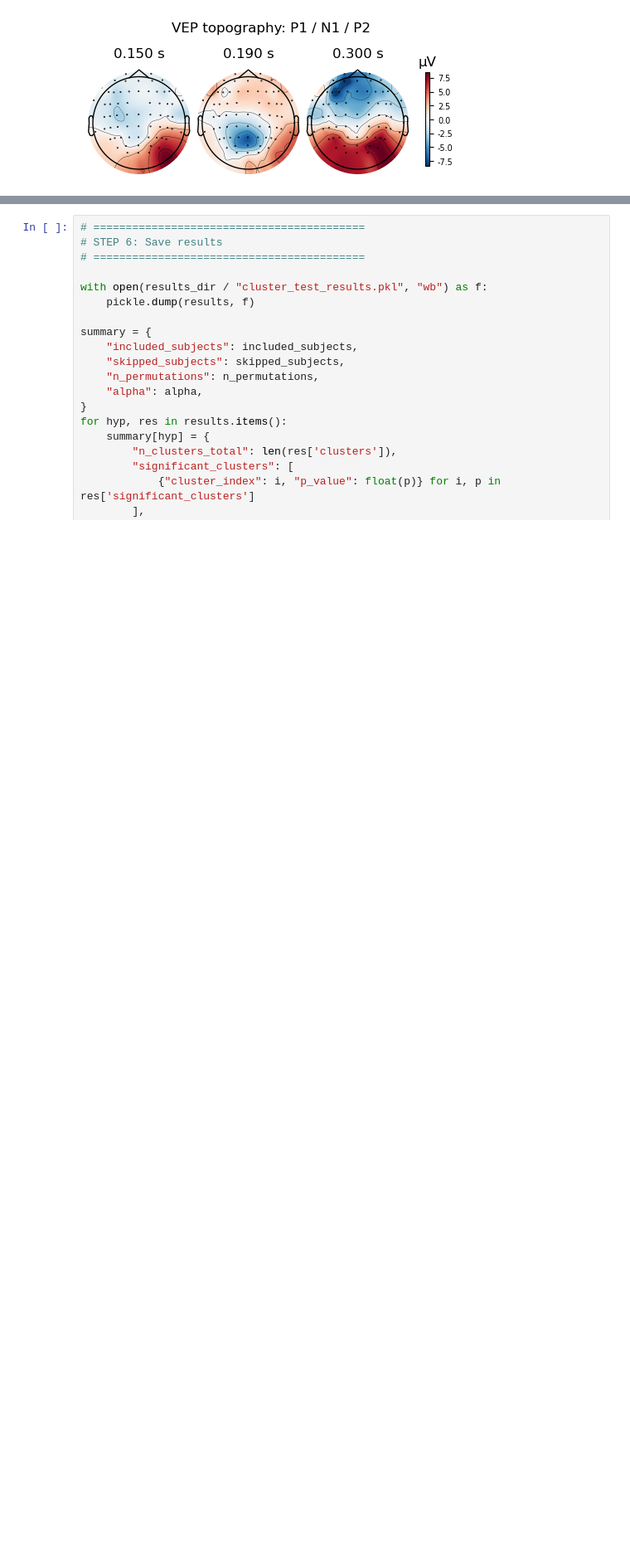
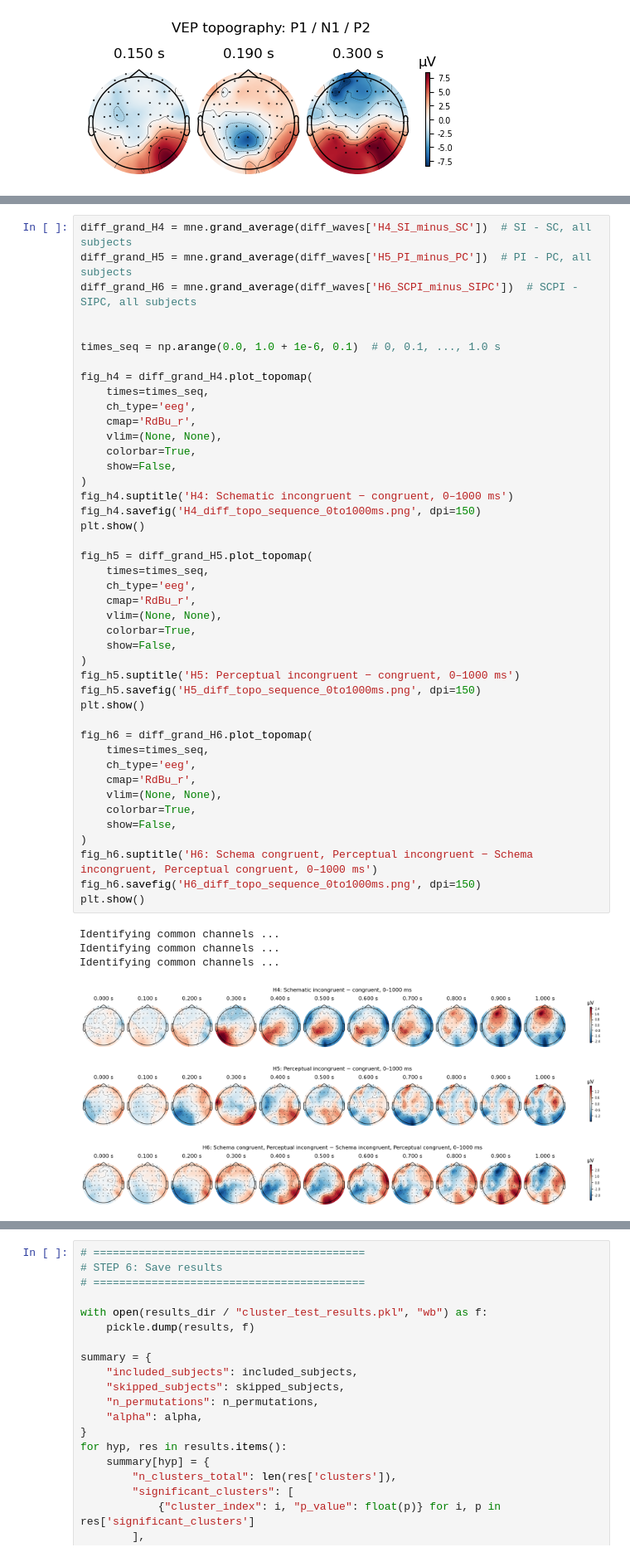
Before and after one commit to noah-mba/LOC_analysis, a Jupyter notebook: scripts/eeg/4_averaging.ipynb, the cells around one changed output, grey strips where cells are left out. Shown at 83% size. Cells and saved outputs as stored; diff of their text form; blank space fills up the shorter version.

```diff
--- a/scripts/eeg/4_averaging.ipynb
+++ b/scripts/eeg/4_averaging.ipynb
@@ -390 +492,51 @@ H6 (Direct contrast): 105 clusters found, 1 significant (p < 0.05)
+# %%
+diff_grand_H4 = mne.grand_average(diff_waves['H4_SI_minus_SC'])  # SI - SC, all subjects
+diff_grand_H5 = mne.grand_average(diff_waves['H5_PI_minus_PC'])  # PI - PC, all subjects
+diff_grand_H6 = mne.grand_average(diff_waves['H6_SCPI_minus_SIPC'])  # SCPI - SIPC, all subjects
+
+
+times_seq = np.arange(0.0, 1.0 + 1e-6, 0.1)  # 0, 0.1, ..., 1.0 s
+
+fig_h4 = diff_grand_H4.plot_topomap(
+    times=times_seq,
+    ch_type='eeg',
+    cmap='RdBu_r',
+    vlim=(None, None),
+    colorbar=True,
+    show=False,
+)
+fig_h4.suptitle('H4: Schematic incongruent − congruent, 0–1000 ms')
+fig_h4.savefig('H4_diff_topo_sequence_0to1000ms.png', dpi=150)
+plt.show()
+
+fig_h5 = diff_grand_H5.plot_topomap(
+    times=times_seq,
+    ch_type='eeg',
+    cmap='RdBu_r',
+    vlim=(None, None),
+    colorbar=True,
+    show=False,
+)
+fig_h5.suptitle('H5: Perceptual incongruent − congruent, 0–1000 ms')
+fig_h5.savefig('H5_diff_topo_sequence_0to1000ms.png', dpi=150)
+plt.show()
+
+fig_h6 = diff_grand_H6.plot_topomap(
+    times=times_seq,
+    ch_type='eeg',
+    cmap='RdBu_r',
+    vlim=(None, None),
+    colorbar=True,
+    show=False,
+)
+fig_h6.suptitle('H6: Schema congruent, Perceptual incongruent − Schema incongruent, Perceptual congruent, 0–1000 ms')
+fig_h6.savefig('H6_diff_topo_sequence_0to1000ms.png', dpi=150)
+plt.show()
+# %% [output]
+Identifying common channels ...
+Identifying common channels ...
+Identifying common channels ...
+[figure, added]
+[figure, added]
+[figure, added]
 # %% [markdown]
```
Also changed, not shown: parts of 30 cells of this notebook, 21 other files.
